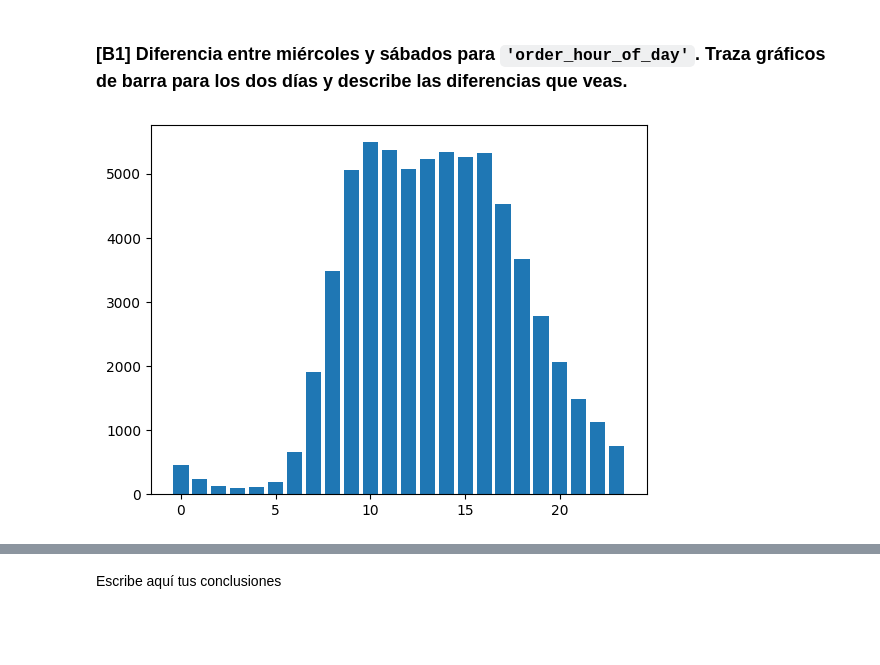
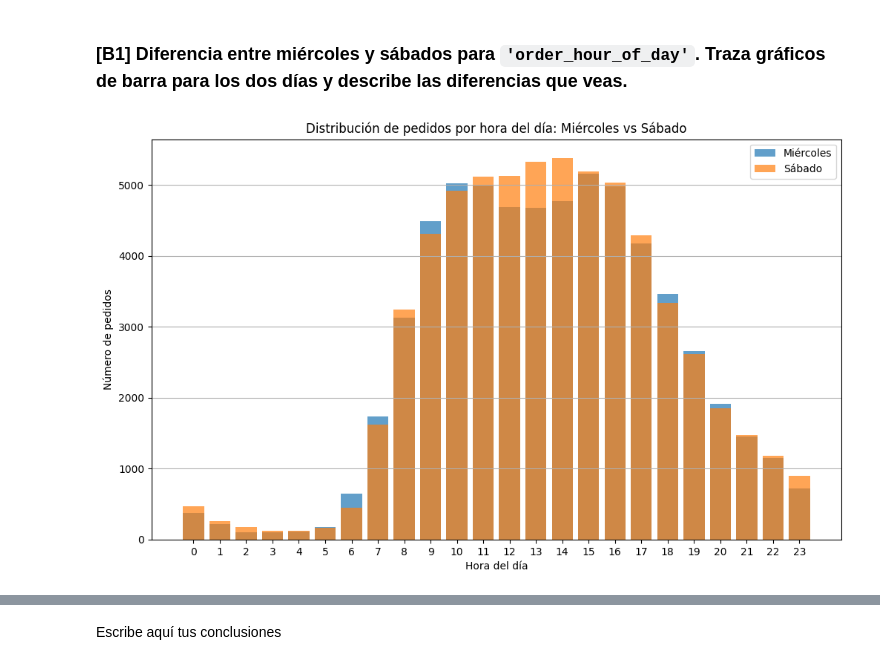
Before and after one commit to Davichobacter/data_science, a Jupyter notebook: notebook_sprint_4.ipynb, the cells around one changed output, grey strips where cells are left out. Cells and saved outputs as stored; diff of their text form; code cells hidden in the pictures; blank space fills up the shorter version.

```diff
--- a/notebook_sprint_4.ipynb
+++ b/notebook_sprint_4.ipynb
@@ -569,9 +605,31 @@ Escribe aquí tus conclusiones
 # %% [markdown]
 ### [B1] Diferencia entre miércoles y sábados para  `'order_hour_of_day'`. Traza gráficos de barra para los dos días y describe las diferencias que veas.
 # %%
-plt.bar(orders[orders['order_dow'] == 2]['order_hour_of_day'].value_counts().index, orders[orders['order_dow'] == 2]['order_hour_of_day'].value_counts())
+# prompt: ¿Existe alguna diferencia entre las distribuciones 'order_hour_of_day' de los miércoles y los sábados? Traza gráficos de barra de 'order_hour_of_day' para ambos días en la misma figura y describe las diferencias que observes.
+
+import matplotlib.pyplot as plt
+orders_wednesday = orders[orders['order_dow'] == 3]['order_hour_of_day'].value_counts().sort_index()
+orders_saturday = orders[orders['order_dow'] == 6]['order_hour_of_day'].value_counts().sort_index()
+
+plt.figure(figsize=(12, 7))
+plt.bar(orders_wednesday.index, orders_wednesday.values, alpha=0.7, label='Miércoles')
+plt.bar(orders_saturday.index, orders_saturday.values, alpha=0.7, label='Sábado')
+plt.xlabel('Hora del día')
+plt.ylabel('Número de pedidos')
+plt.title('Distribución de pedidos por hora del día: Miércoles vs Sábado')
+plt.xticks(range(24))
+plt.legend()
+plt.grid(axis='y')
+plt.show()
+
+# Escribe aquí tus conclusiones
+# Al observar los gráficos de barra para la distribución de pedidos por hora del día en miércoles y sábados, se aprecian diferencias notables:
+# - En los miércoles, la actividad de pedidos comienza a aumentar a partir de las 7-8 a.m., alcanzando su pico principal alrededor de las 10 a.m. y manteniéndose alta hasta la tarde, con una ligera disminución después de las 4 p.m. La actividad disminuye significativamente después de las 7 p.m.
+# - En los sábados, la distribución de pedidos está más desplazada hacia horas más tardías. La actividad comienza a aumentar de manera más gradual que los miércoles y alcanza su pico más tarde, entre las 12 p.m. y las 2 p.m. La actividad se mantiene relativamente alta durante la tarde y comienza a disminuir a partir de las 6 p.m., pero a un ritmo más lento que los miércoles.
+# - El pico de pedidos en los sábados es ligeramente superior al pico de los miércoles.
+# - En general, parece que la gente tiende a hacer sus pedidos de víveres más temprano en los días de semana (miércoles) y más tarde en los fines de semana (sábados). Esto podría reflejar las rutinas diarias, donde los miércoles la gente podría estar haciendo pedidos antes o durante la jornada laboral, mientras que los sábados tienen un horario más flexible.
 # %% [output]
-[figure, old version]
+[figure, new version]
 # %%
 plt.show()
 # %%
```
Also changed, not shown: parts of 14 cells of this notebook.
